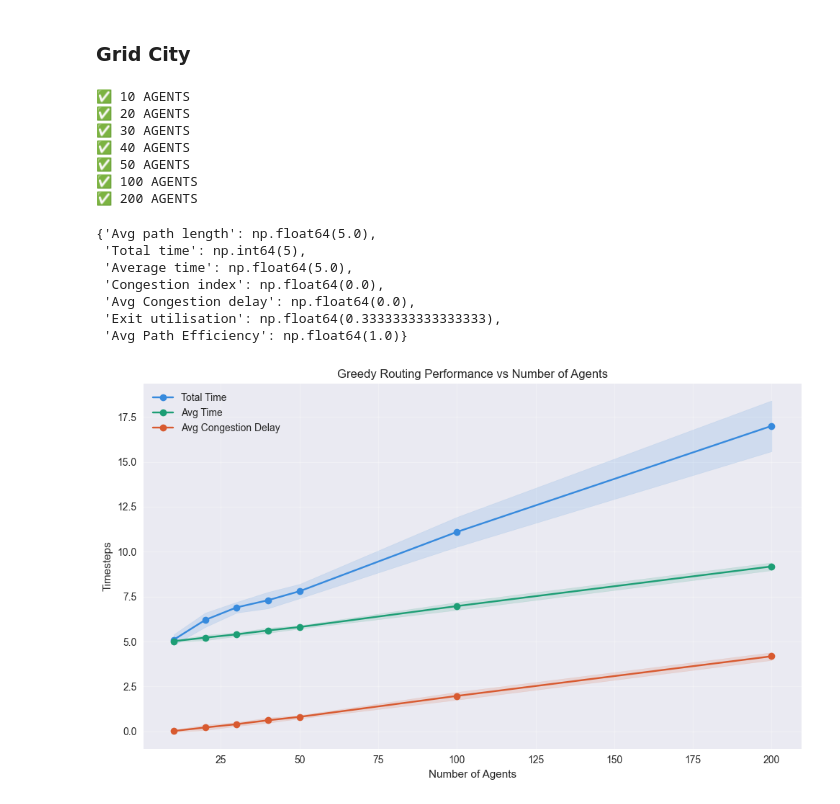
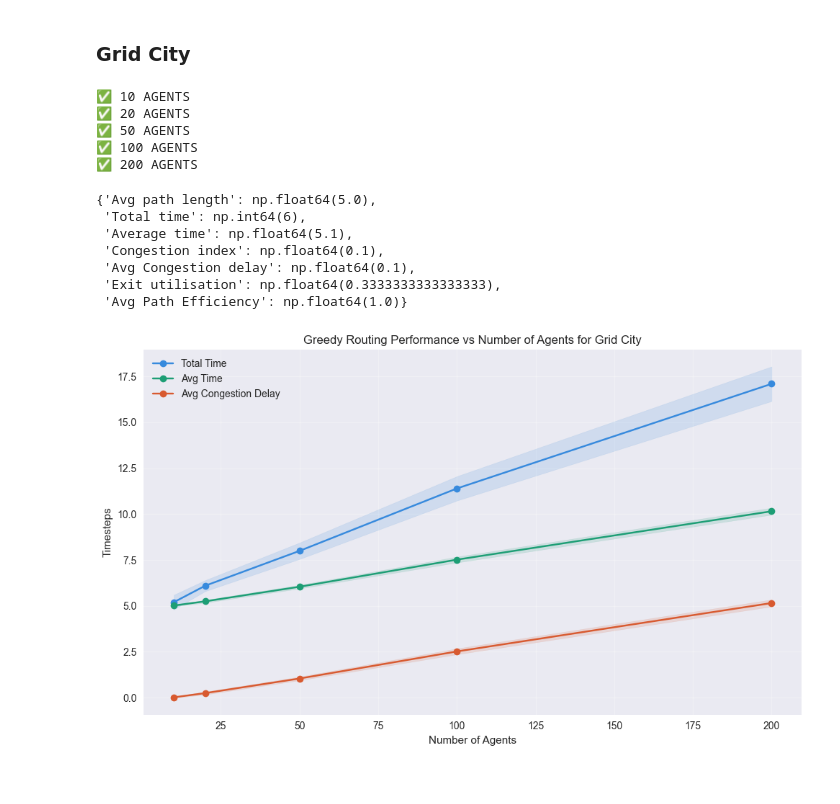
Before and after one commit to lpow311/dissertation, a Jupyter notebook: 2_greedy_algorithm.ipynb, the cells around one changed output. Saved outputs shown, nothing was run; the diff lists cells and outputs as text; code cells hidden in the pictures.

Commit message:
Agent numbers done - picking 100 but not looking good with initial output...

```diff
--- a/2_greedy_algorithm.ipynb
+++ b/2_greedy_algorithm.ipynb
@@ -12,7 +15,14 @@ from main import simulate_greedy_evacuation
 
 n_experiments = 10
 num_agents = 20
-params = {"congestion": True, "walking": False, "fitness": "max"}
+params = {
+        "congestion": True,
+        "walking": False,
+        "delay_start": False,
+        "compliance": 1,
+        "fitness": "max-median",
+        "alpha": 0.8,
+    }
 # %%
 grid_city = Environment('grid_city')
 moderate_city = Environment('moderate_city')
@@ -23,7 +33,7 @@ algorithm_seeds = rng.integers(0, 10**6, size=n_experiments)
 # %% [markdown]
 ### Grid City
 # %%
-num_agents = [10, 20, 30, 40, 50, 100, 200]
+num_agents = [10, 20, 50, 100, 200]
 grid_city_solutions, grid_city_eval = {n: [] for n in num_agents}, {n: [] for n in num_agents}
 for n in num_agents:
     for seed in algorithm_seeds:
@@ -40,8 +50,6 @@ for n in num_agents:
 # %% [output]
 ✅ 10 AGENTS
 ✅ 20 AGENTS
-✅ 30 AGENTS
-✅ 40 AGENTS
 ✅ 50 AGENTS
 ✅ 100 AGENTS
 ✅ 200 AGENTS
@@ -49,20 +57,20 @@ for n in num_agents:
 grid_city_eval[10][0].metrics
 # %% [output]
 {'Avg path length': np.float64(5.0),
- 'Total time': np.int64(5),
- 'Average time': np.float64(5.0),
- 'Congestion index': np.float64(0.0),
- 'Avg Congestion delay': np.float64(0.0),
+ 'Total time': np.int64(6),
+ 'Average time': np.float64(5.1),
+ 'Congestion index': np.float64(0.1),
+ 'Avg Congestion delay': np.float64(0.1),
  'Exit utilisation': np.float64(0.3333333333333333),
  'Avg Path Efficiency': np.float64(1.0)}
 # %%
 import matplotlib.pyplot as plt
 import numpy as np
 
-def plot_greedy_scaling(results: dict):
+def plot_greedy_scaling(results: dict, city_name: str) -> None:
     agent_counts = sorted(results.keys())
 
-    metrics = ["Total time", "Average time", "Avg Congestion delay"]
+    metrics = ["Total time", "Average time", "Avg Congestion delay", "Congestion index", "Exit utilisation"]
     labels = ["Total Time", "Avg Time", "Avg Congestion Delay"]
     colours = ["#378ADD", "#1D9E75", "#D85A30"]
 
@@ -81,7 +89,7 @@ def plot_greedy_scaling(results: dict):
 
     ax.set_xlabel("Number of Agents")
     ax.set_ylabel("Timesteps")
-    ax.set_title("Greedy Routing Performance vs Number of Agents")
+    ax.set_title(f"Greedy Routing Performance vs Number of Agents for {city_name} City")
     ax.legend()
     ax.grid(True, alpha=0.3)
     plt.tight_layout()
@@ -89,4 +113,4 @@ def plot_greedy_scaling(results: dict):
 # %%
-plot_greedy_scaling(grid_city_eval)
+plot_greedy_scaling(grid_city_eval, 'Grid')
 # %% [output]
-[figure, old version]
+[figure, new version]
```
Also changed, not shown: parts of 15 cells of this notebook, 19 other files.
